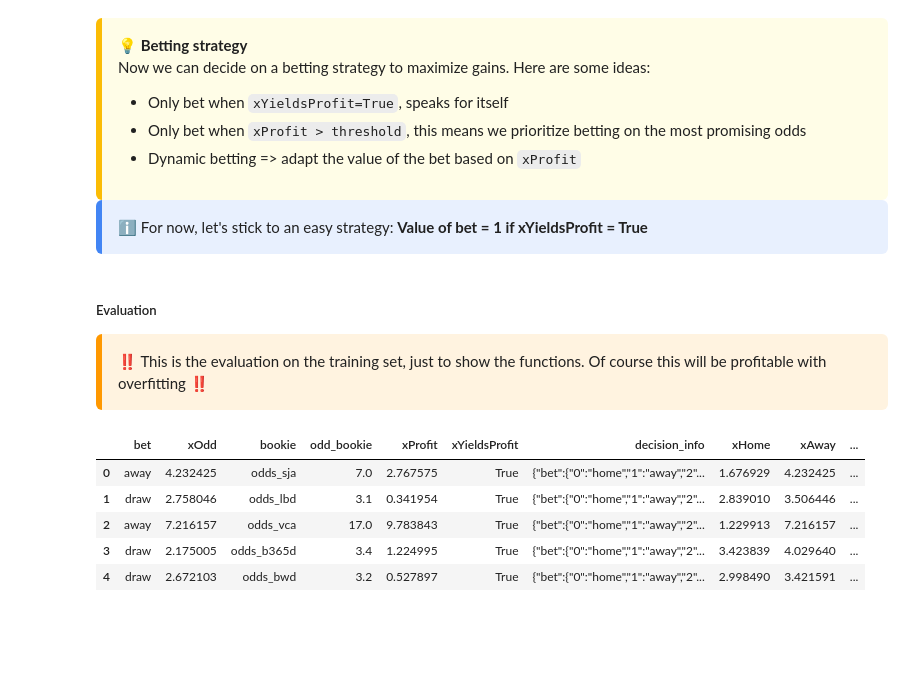
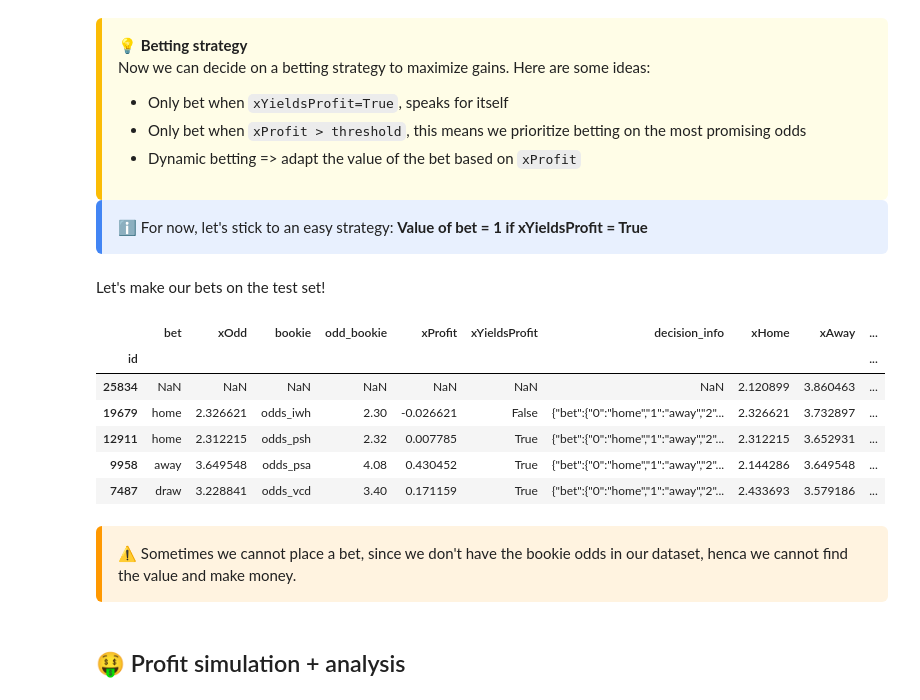
Before and after one commit to datarootsio/your-best-bet, a Jupyter notebook: riskrover/notebooks/riskrover.ipynb, the cells around one changed output. Drawn from its saved outputs; the diff is of its cells as text; code cells hidden in the pictures; blank space fills up the shorter version.

Commit message:
finished analysis notebook + precommit init

```diff
--- a/riskrover/notebooks/riskrover.ipynb
+++ b/riskrover/notebooks/riskrover.ipynb
@@ -529,16 +588,44 @@ bets_train.head()
     margin: 10px 0;">
     ℹ️ For now, let's stick to an easy strategy: <b>Value of bet = 1 if xYieldsProfit = True</b>
 </div>
+# %% [markdown]
+Let's make our bets on the test set!
+# %%
+from riskrover.pipeline import TARGET_MAP
+
+
+def value_bet_strategy(row):
+    return 1 if row["xProfit"] > 0 else 0
+
+
+def make_bet(df_odds, stake_function=value_bet_strategy):
+    """assign a stake to each bet based on the stake_function, adds stake and y_bet columns to df_odds"""
+    return df_odds.assign(
+        stake=lambda x: df_odds.apply(stake_function, axis=1),
+        y_bet=lambda x: x["bet"].map(TARGET_MAP),
+    )
+
+
+df_bets_test = algorithm(X_test).pipe(make_bet)
+df_bets_test.sample(5, random_state=2)
+# %% [output]
+|  | bet | xOdd | bookie | odd_bookie | xProfit | xYieldsProfit | decision_info | xHome | xAway | ... |
+| id |  |  |  |  |  |  |  |  |  | ... |
+| 25834 | NaN | NaN | NaN | NaN | NaN | NaN | NaN | 2.120899 | 3.860463 | ... |
+| 19679 | home | 2.326621 | odds_iwh | 2.30 | -0.026621 | False | {"bet":{"0":"home","1":"away","2"... | 2.326621 | 3.732897 | ... |
+| 12911 | home | 2.312215 | odds_psh | 2.32 | 0.007785 | True | {"bet":{"0":"home","1":"away","2"... | 2.312215 | 3.652931 | ... |
+| 9958 | away | 3.649548 | odds_psa | 4.08 | 0.430452 | True | {"bet":{"0":"home","1":"away","2"... | 2.144286 | 3.649548 | ... |
+| 7487 | draw | 3.228841 | odds_vcd | 3.40 | 0.171159 | True | {"bet":{"0":"home","1":"away","2"... | 2.433693 | 3.579186 | ... |
+# %% [markdown]
+<div style="background-color: #fff3e0;
+    border-left: 6px solid #ff9800;
+    padding: 16px;
+    border-radius: 6px;
+    margin: 10px 0;">
+⚠️ Sometimes we cannot place a bet, since we don't have the bookie odds in our dataset, henca we cannot find the value and make money.
+</div>
 # %% [markdown]
-##### Evaluation
-
-<div style="background-color: #fff3e0;
-    border-left: 6px solid #ff9800;
-    padding: 16px;
-    border-radius: 6px;
-    margin: 10px 0;">
-‼️ This is the evaluation on the training set, just to show the functions. Of course this will be profitable with overfitting ‼️
-</div>
+## 🤑 Profit simulation + analysis
 # %%
 from riskrover.pipeline import TARGET_MAP
 
@@ -573,22 +663,0 @@ def evaluate(df_odds, y_true, stake_function=simple_strategy):
-# %%
-df_train_eval = (
-    evaluate(
-        bets_train,
-        y_train,
-        stake_function=simple_strategy,
-    )
-    .join(df_match[["id", "match_date"]].set_index("id"))
-    .assign(match_date=lambda x: pd.to_datetime(x["match_date"]))
-    .sort_values(by="match_date")
-    .reset_index(drop=True)
-    .assign(win=lambda x: x["profit"] > 0)
-)
-
-df_train_eval.head()
-# %% [output]
-|  | bet | xOdd | bookie | odd_bookie | xProfit | xYieldsProfit | decision_info | xHome | xAway | ... |
-| 0 | away | 4.232425 | odds_sja | 7.0 | 2.767575 | True | {"bet":{"0":"home","1":"away","2"... | 1.676929 | 4.232425 | ... |
-| 1 | draw | 2.758046 | odds_lbd | 3.1 | 0.341954 | True | {"bet":{"0":"home","1":"away","2"... | 2.839010 | 3.506446 | ... |
-| 2 | away | 7.216157 | odds_vca | 17.0 | 9.783843 | True | {"bet":{"0":"home","1":"away","2"... | 1.229913 | 7.216157 | ... |
-| 3 | draw | 2.175005 | odds_b365d | 3.4 | 1.224995 | True | {"bet":{"0":"home","1":"away","2"... | 3.423839 | 4.029640 | ... |
-| 4 | draw | 2.672103 | odds_bwd | 3.2 | 0.527897 | True | {"bet":{"0":"home","1":"away","2"... | 2.998490 | 3.421591 | ... |
```
Also changed, not shown: parts of 49 cells of this notebook, 7 other files.
